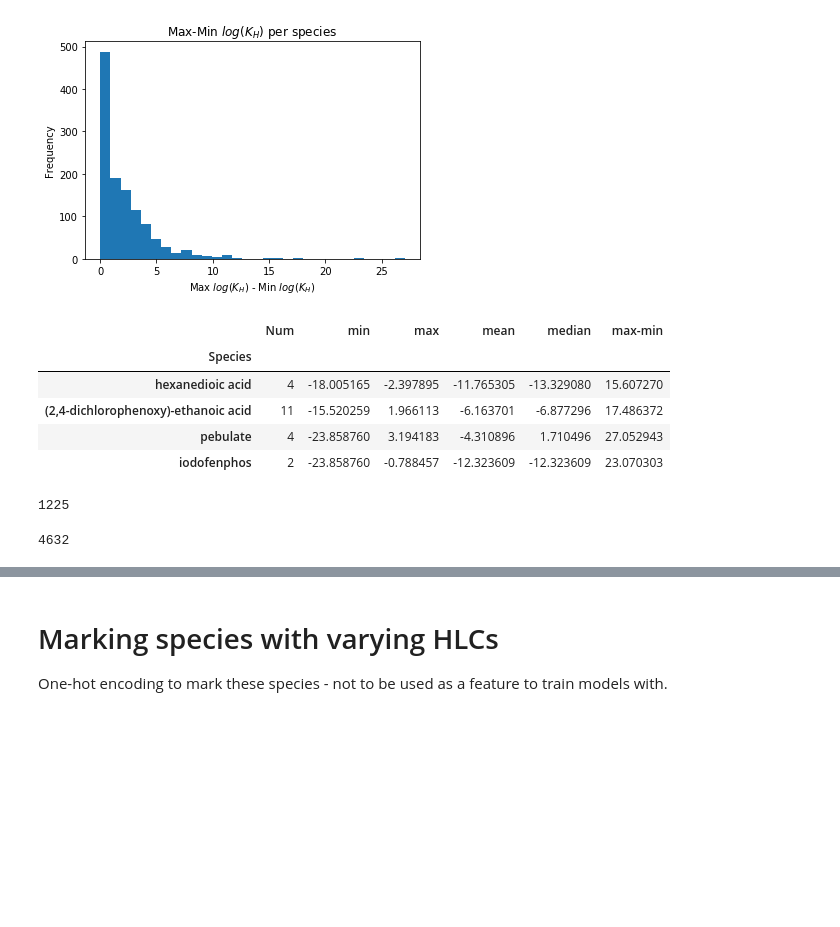
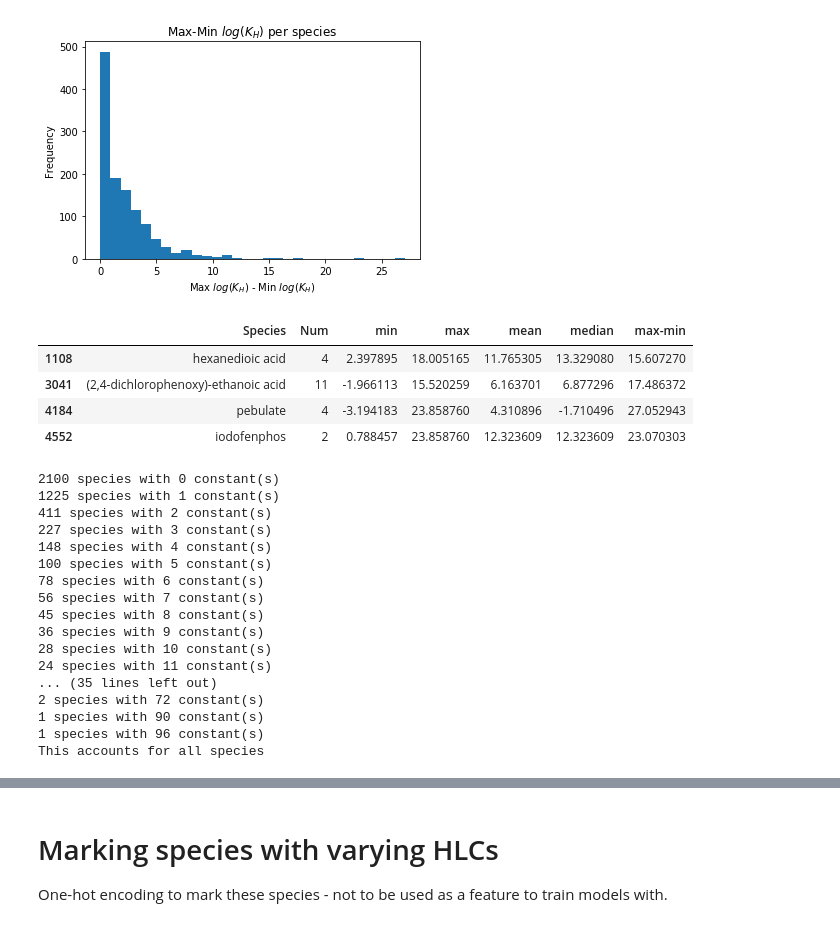
Before and after one commit to jtd1g16/HLCpredict, a Jupyter notebook: a_Curating_dataset.ipynb, the cells around one changed output, grey strips where cells are left out. Drawn from its saved outputs; the diff is of its cells as text; code cells hidden in the pictures; blank space fills up the shorter version.

```diff
--- a/a_Curating_dataset.ipynb
+++ b/a_Curating_dataset.ipynb
@@ -166,20 +164,37 @@ hist = plt.gcf()
 hist.savefig('range_per_species.png')
 # %% [output]
 [figure]
-# %%
-const_list_df[const_list_df['max-min'] > 15]
-# %% [output]
-|  | Num | min | max | mean | median | max-min |
-| Species |  |  |  |  |  |  |
-| hexanedioic acid | 4 | -18.005165 | -2.397895 | -11.765305 | -13.329080 | 15.607270 |
-| (2,4-dichlorophenoxy)-ethanoic acid | 11 | -15.520259 | 1.966113 | -6.163701 | -6.877296 | 17.486372 |
-| pebulate | 4 | -23.858760 | 3.194183 | -4.310896 | 1.710496 | 27.052943 |
-| iodofenphos | 2 | -23.858760 | -0.788457 | -12.323609 | -12.323609 | 23.070303 |
-# %%
-len(const_list_df[const_list_df['Num'] == 1])
-# %% [output]
-1225
-# %%
-len(const_list_df)
-# %% [output]
-4632
+# %%
+display(const_list_df[const_list_df['max-min'] > 15]) #these vary by more than 15 log units
+num_species = 0
+for num in range(0, 100):
+    if len(const_list_df[const_list_df['Num'] == num] != 0):
+        print(len(const_list_df[const_list_df['Num'] == num]), "species with %i constant(s)" % num)
+    num_species += len(const_list_df[const_list_df['Num'] == num])
+if num_species == len(const_list_df):
+    print("This accounts for all species")
+else:
+    print("Not all species accounted for - there are %i species missing from this count" % (len(const_list_df) - num_species))
+# %% [output]
+|  | Species | Num | min | max | mean | median | max-min |
+| 1108 | hexanedioic acid | 4 | 2.397895 | 18.005165 | 11.765305 | 13.329080 | 15.607270 |
+| 3041 | (2,4-dichlorophenoxy)-ethanoic acid | 11 | -1.966113 | 15.520259 | 6.163701 | 6.877296 | 17.486372 |
+| 4184 | pebulate | 4 | -3.194183 | 23.858760 | 4.310896 | -1.710496 | 27.052943 |
+| 4552 | iodofenphos | 2 | 0.788457 | 23.858760 | 12.323609 | 12.323609 | 23.070303 |
+2100 species with 0 constant(s)
+1225 species with 1 constant(s)
+411 species with 2 constant(s)
+227 species with 3 constant(s)
+148 species with 4 constant(s)
+100 species with 5 constant(s)
+78 species with 6 constant(s)
+56 species with 7 constant(s)
+45 species with 8 constant(s)
+36 species with 9 constant(s)
+28 species with 10 constant(s)
+24 species with 11 constant(s)
+... (35 lines left out)
+2 species with 72 constant(s)
+1 species with 90 constant(s)
+1 species with 96 constant(s)
+This accounts for all species
```
Also changed, not shown: parts of 16 cells of this notebook.
